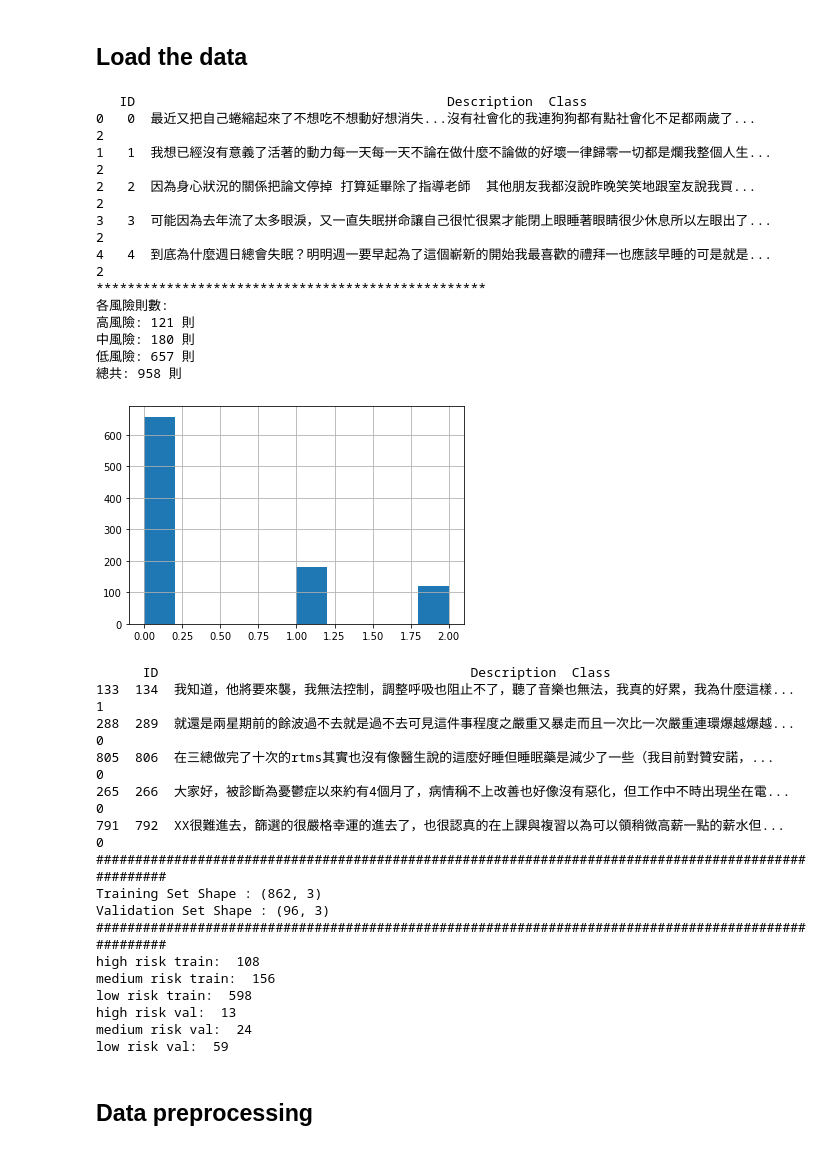
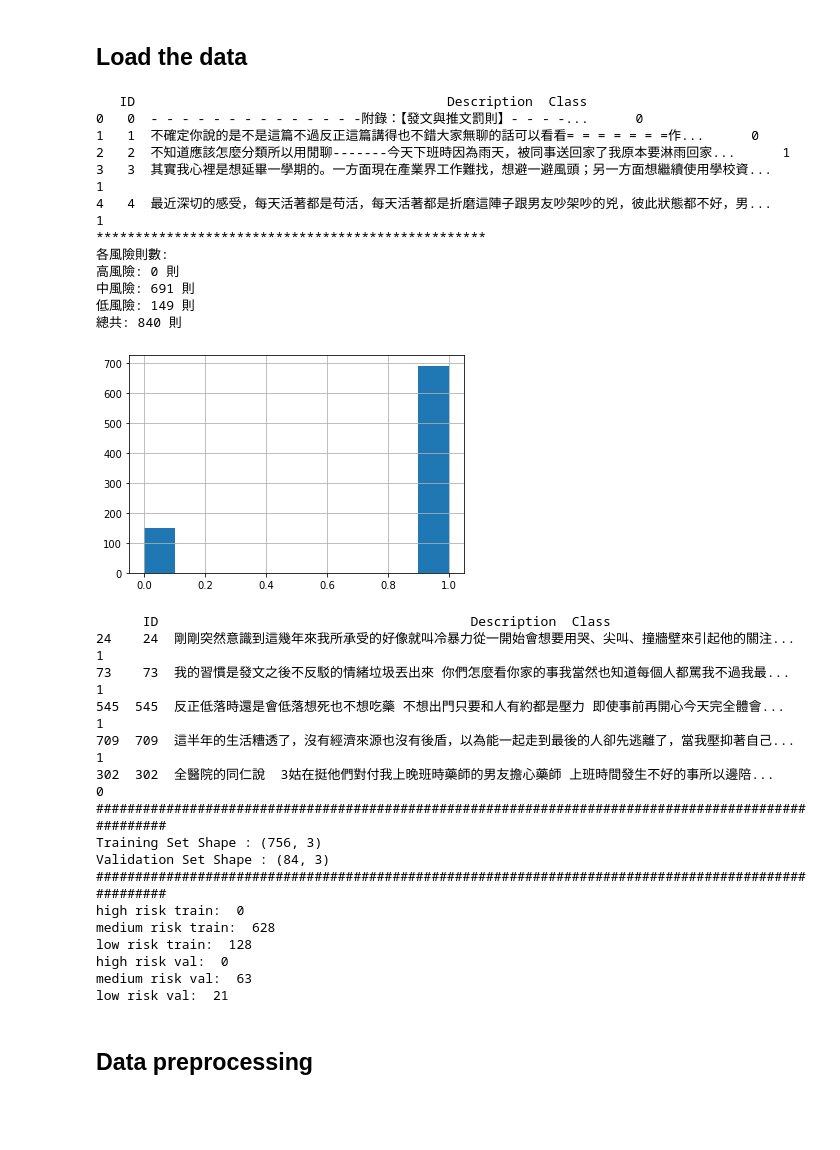
Before and after one commit to openaifab/suicide_multiclass, a Jupyter notebook: 4 BERT_TF_Hub.ipynb, the cells around one changed output. Drawn from its saved outputs; the diff is of its cells as text; code cells hidden in the pictures; blank space fills up the shorter version.

```diff
--- a/4 BERT_TF_Hub.ipynb
+++ b/4 BERT_TF_Hub.ipynb
@@ -58,34 +65,34 @@ WARNING:tensorflow:From /usr/local/lib/python3.6/dist-packages/bert/optimization
 # %%
 # Set the output directory for saving model file
 OUTPUT_DIR = 'model'
 
-data_source = "data/suicide3_train_1000.csv"
+data_source = "data/suicide7_train_840_2_classes.csv"
 
 data_df = pd.read_csv(data_source, encoding='utf8', delimiter=',')
 print(data_df.head())
 
 print("*"*50)
 print("各風險則數: ")
 data_df['Class'].hist()
 
 print(f"高風險: {data_df[data_df['Class'] == 2].shape[0]} 則")
 print(f"中風險: {data_df[data_df['Class'] == 1].shape[0]} 則")
 print(f"低風險: {data_df[data_df['Class'] == 0].shape[0]} 則")
 print(f"總共: {data_df.shape[0]} 則")
 # %% [output]
    ID                                        Description  Class
-0   0  最近又把自己蜷縮起來了不想吃不想動好想消失...沒有社會化的我連狗狗都有點社會化不足都兩歲了...      2
-1   1  我想已經沒有意義了活著的動力每一天每一天不論在做什麼不論做的好壞一律歸零一切都是爛我整個人生...      2
-2   2  因為身心狀況的關係把論文停掉 打算延畢除了指導老師  其他朋友我都沒說昨晚笑笑地跟室友說我買...      2
-3   3  可能因為去年流了太多眼淚，又一直失眠拼命讓自己很忙很累才能閉上眼睡著眼睛很少休息所以左眼出了...      2
-4   4  到底為什麼週日總會失眠？明明週一要早起為了這個嶄新的開始我最喜歡的禮拜一也應該早睡的可是就是...      2
+0   0  - - - - - - - - - - - - - -附錄：【發文與推文罰則】- - - -...      0
+1   1  不確定你說的是不是這篇不過反正這篇講得也不錯大家無聊的話可以看看= = = = = = =作...      0
+2   2  不知道應該怎麼分類所以用閒聊-------今天下班時因為雨天，被同事送回家了我原本要淋雨回家...      1
+3   3  其實我心裡是想延畢一學期的。一方面現在產業界工作難找，想避一避風頭；另一方面想繼續使用學校資...      1
+4   4  最近深切的感受，每天活著都是苟活，每天活著都是折磨這陣子跟男友吵架吵的兇，彼此狀態都不好，男...      1
 **************************************************
 各風險則數:
-高風險: 121 則
-中風險: 180 則
-低風險: 657 則
-總共: 958 則
+高風險: 0 則
+中風險: 691 則
+低風險: 149 則
+總共: 840 則
-[figure, old version]
+[figure, new version]
 # %%
 train, val =  train_test_split(data_df, test_size = 0.1, random_state = 100)
 # %%
@@ -106,21 +113,21 @@ print("medium risk val: ",val[val['Class'] == 1].shape[0])
 print("low risk val: ",val[val['Class'] == 0].shape[0])
 # %% [output]
       ID                                        Description  Class
-133  134  我知道，他將要來襲，我無法控制，調整呼吸也阻止不了，聽了音樂也無法，我真的好累，我為什麼這樣...      1
-288  289  就還是兩星期前的餘波過不去就是過不去可見這件事程度之嚴重又暴走而且一次比一次嚴重連環爆越爆越...      0
-805  806  在三總做完了十次的rtms其實也沒有像醫生說的這麼好睡但睡眠藥是減少了一些（我目前對贊安諾，...      0
-265  266  大家好，被診斷為憂鬱症以來約有4個月了，病情稱不上改善也好像沒有惡化，但工作中不時出現坐在電...      0
-791  792  XX很難進去，篩選的很嚴格幸運的進去了，也很認真的在上課與複習以為可以領稍微高薪一點的薪水但...      0
+24    24  剛剛突然意識到這幾年來我所承受的好像就叫冷暴力從一開始會想要用哭、尖叫、撞牆壁來引起他的關注...      1
+73    73  我的習慣是發文之後不反駁的情緒垃圾丟出來 你們怎麼看你家的事我當然也知道每個人都罵我不過我最...      1
+545  545  反正低落時還是會低落想死也不想吃藥 不想出門只要和人有約都是壓力 即使事前再開心今天完全體會...      1
+709  709  這半年的生活糟透了，沒有經濟來源也沒有後盾，以為能一起走到最後的人卻先逃離了，當我壓抑著自己...      1
+302  302  全醫院的同仁說  3姑在挺他們對付我上晚班時藥師的男友擔心藥師 上班時間發生不好的事所以邊陪...      0
 ####################################################################################################
-Training Set Shape : (862, 3)
-Validation Set Shape : (96, 3)
+Training Set Shape : (756, 3)
+Validation Set Shape : (84, 3)
 ####################################################################################################
-high risk train:  108
-medium risk train:  156
-low risk train:  598
-high risk val:  13
-medium risk val:  24
-low risk val:  59
+high risk train:  0
+medium risk train:  628
+low risk train:  128
+high risk val:  0
+medium risk val:  63
+low risk val:  21
 # %%
 DATA_COLUMN = 'Description'
 LABEL_COLUMN = 'Class'
```
Also changed, not shown: parts of 27 cells of this notebook.
